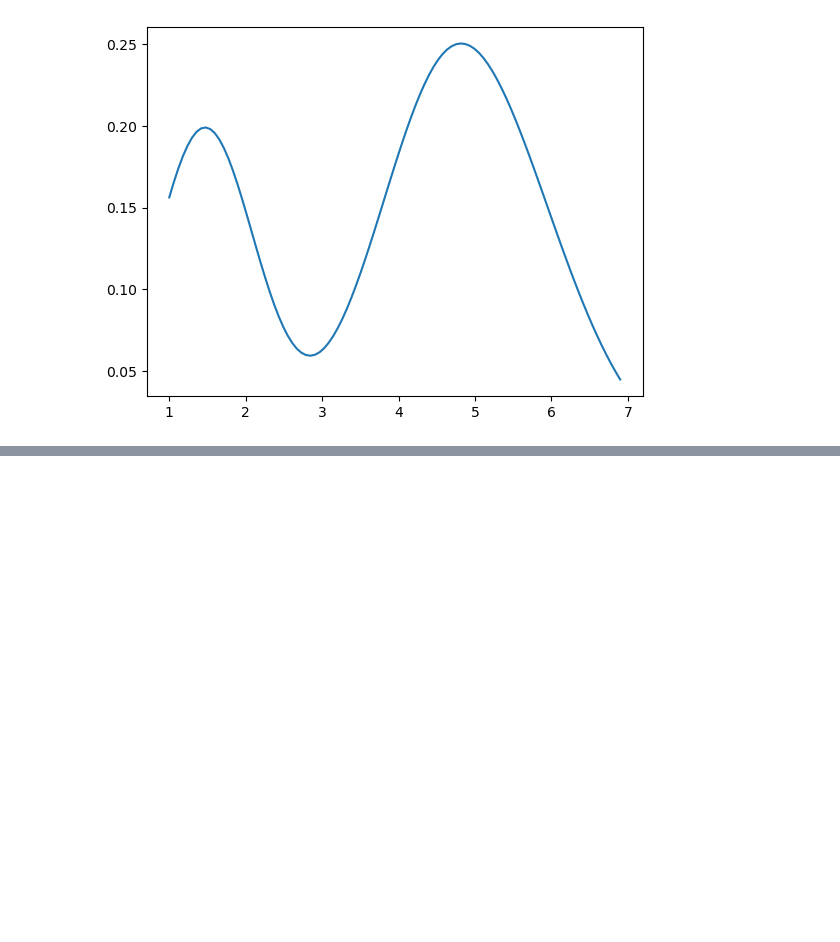
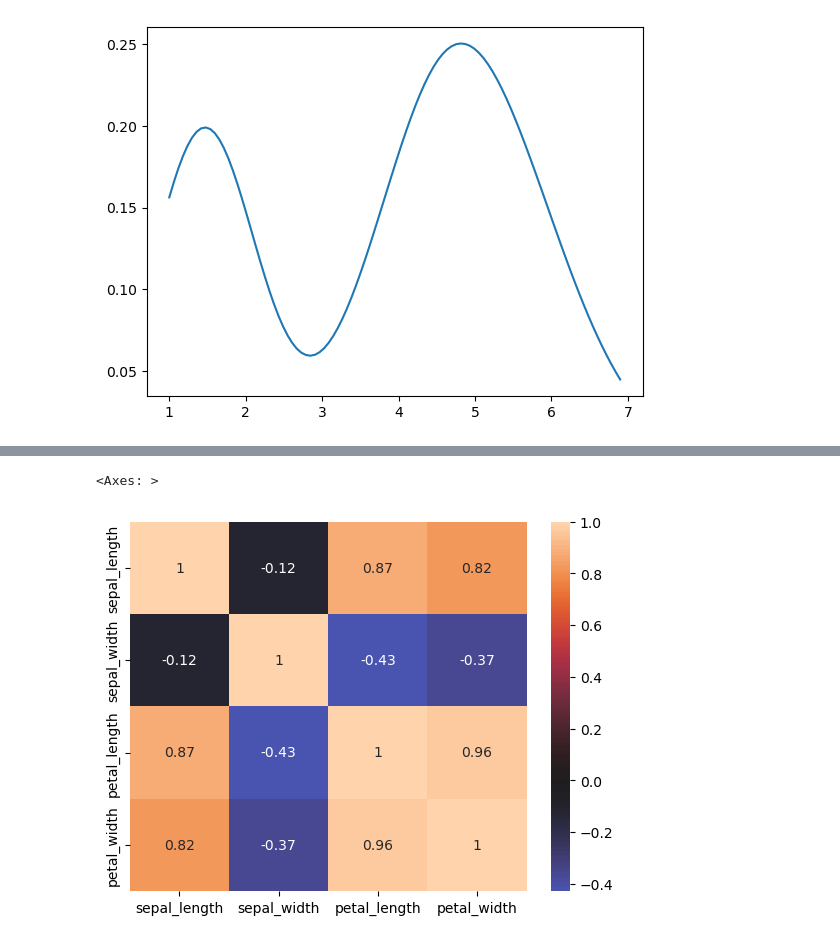
Before and after one commit to a-anuj/Data-Visualization, a Jupyter notebook: Practice-midsem/practice-mid.ipynb, the cells around one changed output, grey strips where cells are left out. Cells and saved outputs as stored; diff of their text form; code cells hidden in the pictures; blank space fills up the shorter version.

Commit message:
add more practice plots

```diff
--- a/Practice-midsem/practice-mid.ipynb
+++ b/Practice-midsem/practice-mid.ipynb
@@ -339,3 +339,6 @@ plt.plot(x,kde(x))
 # %% [output]
 [<matplotlib.lines.Line2D at 0x...>]
 [figure]
+# %%
+df = sns.load_dataset("iris")
+df
@@ -341,0 +359,6 @@ plt.plot(x,kde(x))
+# %%
+data = df.corr(numeric_only=True)
+sns.heatmap(data,center=0,annot=True)
+# %% [output]
+<Axes: >
+[figure, added]
```
Also changed, not shown: parts of 1 cell of this notebook.
